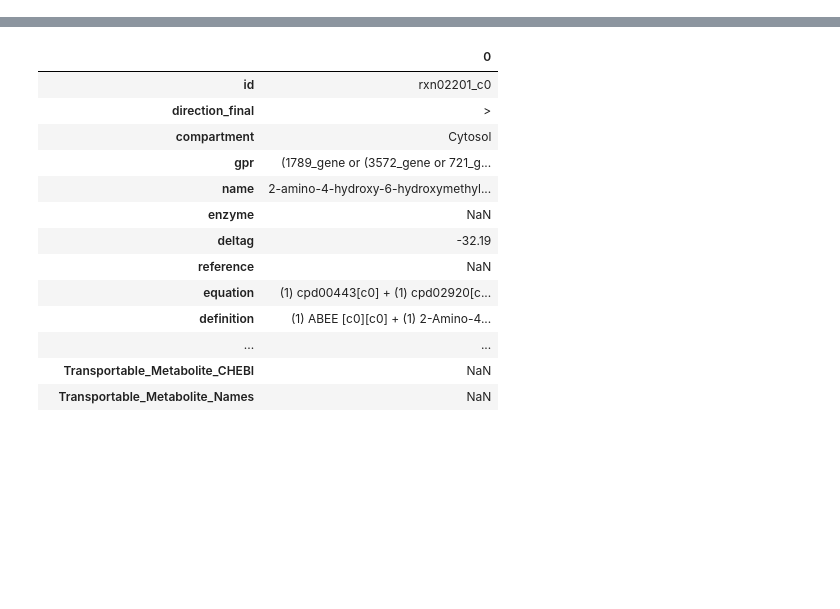
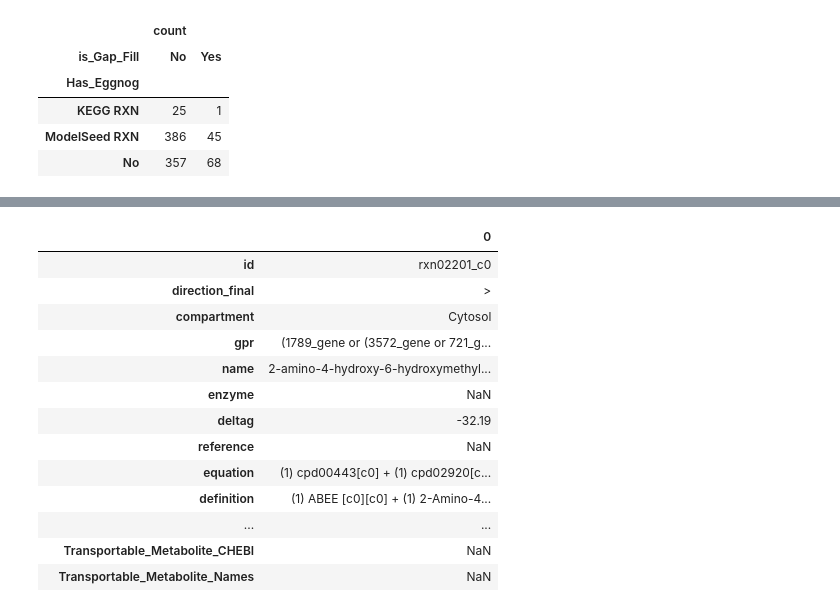
Before and after one commit to wosnat/alteromonas_curation_feb2025, a Jupyter notebook: MIT1002/create merged reactions and eggnog file.ipynb, the cells around one changed output, grey strips where cells are left out. Drawn from its saved outputs; the diff is of its cells as text; code cells hidden in the pictures; blank space fills up the shorter version.

```diff
--- a/MIT1002/create merged reactions and eggnog file.ipynb
+++ b/MIT1002/create merged reactions and eggnog file.ipynb
@@ -54,0 +89,11 @@ Index(['id', 'is_Gap_Fill', 'Has_Eggnog', 'direction_final', 'compartment',
+# %%
+df_merge_lb =  compare_2_models(initial_model_fpath, final_model_LB_fpath, df_eggnog)
+df_merge_lb.to_excel('MIT1002_GF_glc_min_reactions_with_eggnog.xlsx', index=False)
+df_merge_lb[['Has_Eggnog','is_Gap_Fill', ]].value_counts().reset_index().pivot(index='Has_Eggnog', columns='is_Gap_Fill', )
+# %% [output]
+|  | count |  |
+| is_Gap_Fill | No | Yes |
+| Has_Eggnog |  |  |
+| KEGG RXN | 25 | 1 |
+| ModelSeed RXN | 386 | 45 |
+| No | 357 | 68 |
```
Also changed, not shown: parts of 21 cells of this notebook, 21 other files.
